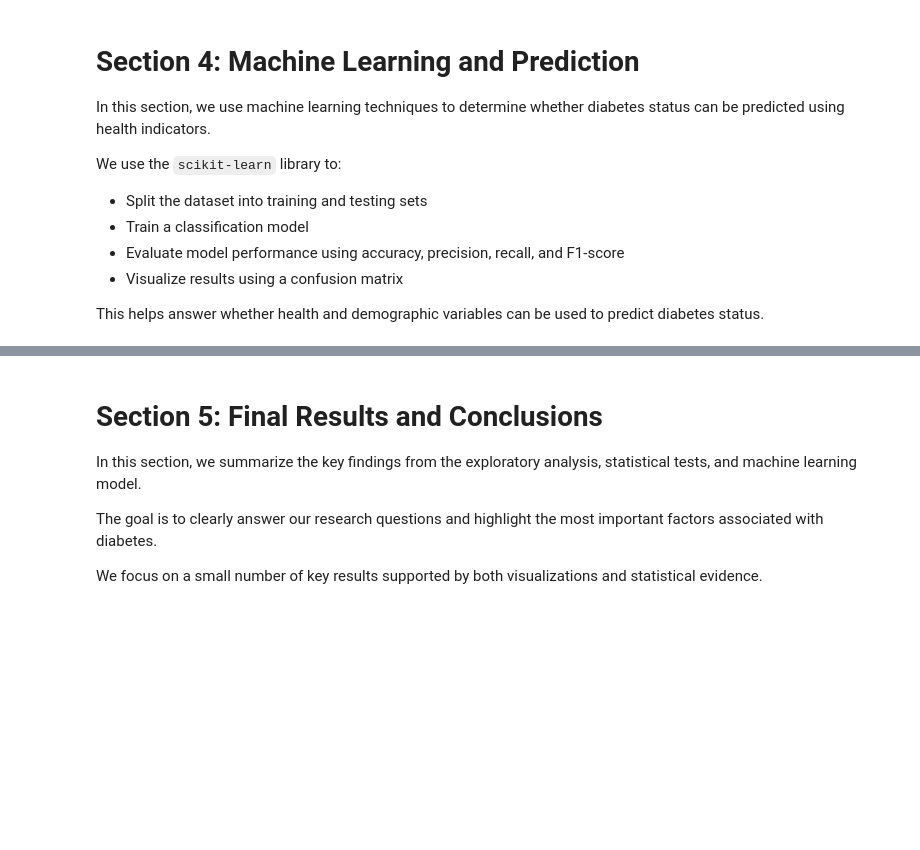
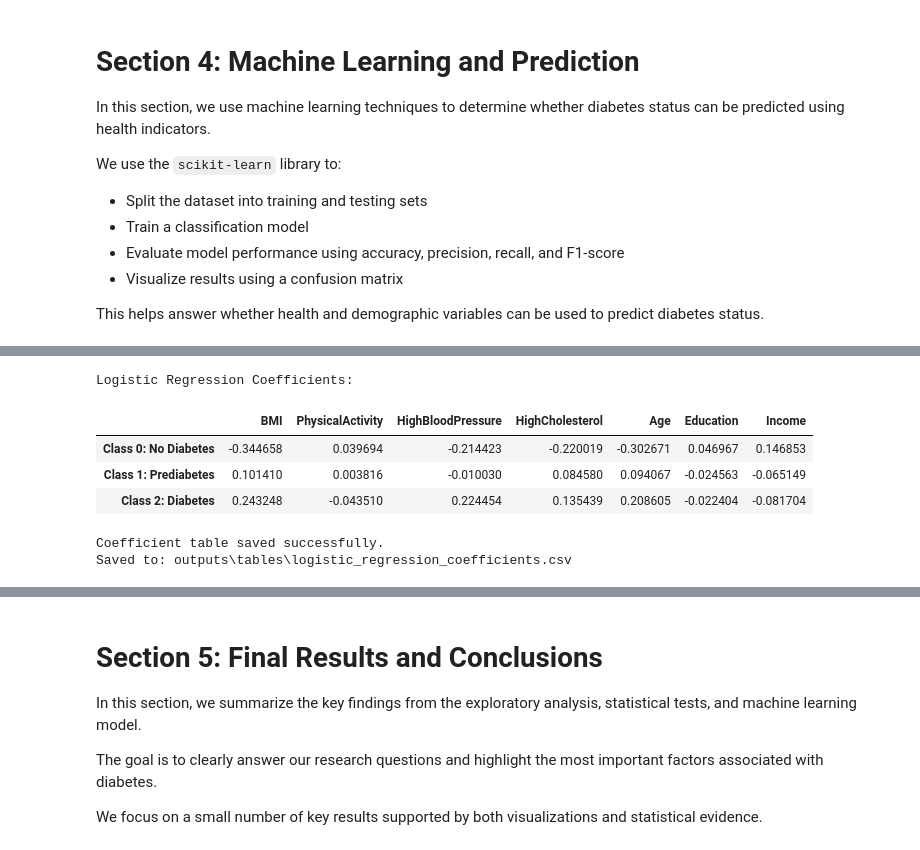
Before and after one commit to Amaanster1234/INFO-I211---Final-Project-, a Jupyter notebook: final_project.ipynb, the cells around one changed output, grey strips where cells are left out. Drawn from its saved outputs; the diff is of its cells as text; code cells hidden in the pictures; blank space fills up the shorter version.

```diff
--- a/final_project.ipynb
+++ b/final_project.ipynb
@@ -1099,0 +1060,11 @@ Model results saved to: outputs\tables\model_results.csv
+# %%
+# ----------------------------
+# Feature scaling
+# ----------------------------
+
+scaler = StandardScaler()
+
+X_train_scaled = scaler.fit_transform(X_train)
+X_test_scaled = scaler.transform(X_test)
+
+print("Features scaled successfully.")
@@ -1099,0 +1186,28 @@ Model results saved to: outputs\tables\model_results.csv
+# %%
+# ----------------------------
+# Feature importance using model coefficients
+# Logistic Regression has one coefficient set per class
+# ----------------------------
+
+coef_df = pd.DataFrame(
+    log_model.coef_,
+    columns=features,
+    index=["Class 0: No Diabetes", "Class 1: Prediabetes", "Class 2: Diabetes"]
+)
+
+print("Logistic Regression Coefficients:")
+display(coef_df)
+
+coef_file = os.path.join(tables_folder, "logistic_regression_coefficients.csv")
+coef_df.to_csv(coef_file)
+
+print("Coefficient table saved successfully.")
+print("Saved to:", coef_file)
+# %% [output]
+Logistic Regression Coefficients:
+|  | BMI | PhysicalActivity | HighBloodPressure | HighCholesterol | Age | Education | Income |
+| Class 0: No Diabetes | -0.344658 | 0.039694 | -0.214423 | -0.220019 | -0.302671 | 0.046967 | 0.146853 |
+| Class 1: Prediabetes | 0.101410 | 0.003816 | -0.010030 | 0.084580 | 0.094067 | -0.024563 | -0.065149 |
+| Class 2: Diabetes | 0.243248 | -0.043510 | 0.224454 | 0.135439 | 0.208605 | -0.022404 | -0.081704 |
+Coefficient table saved successfully.
+Saved to: outputs\tables\logistic_regression_coefficients.csv
```
Also changed, not shown: parts of 19 cells of this notebook, 4 other files.
